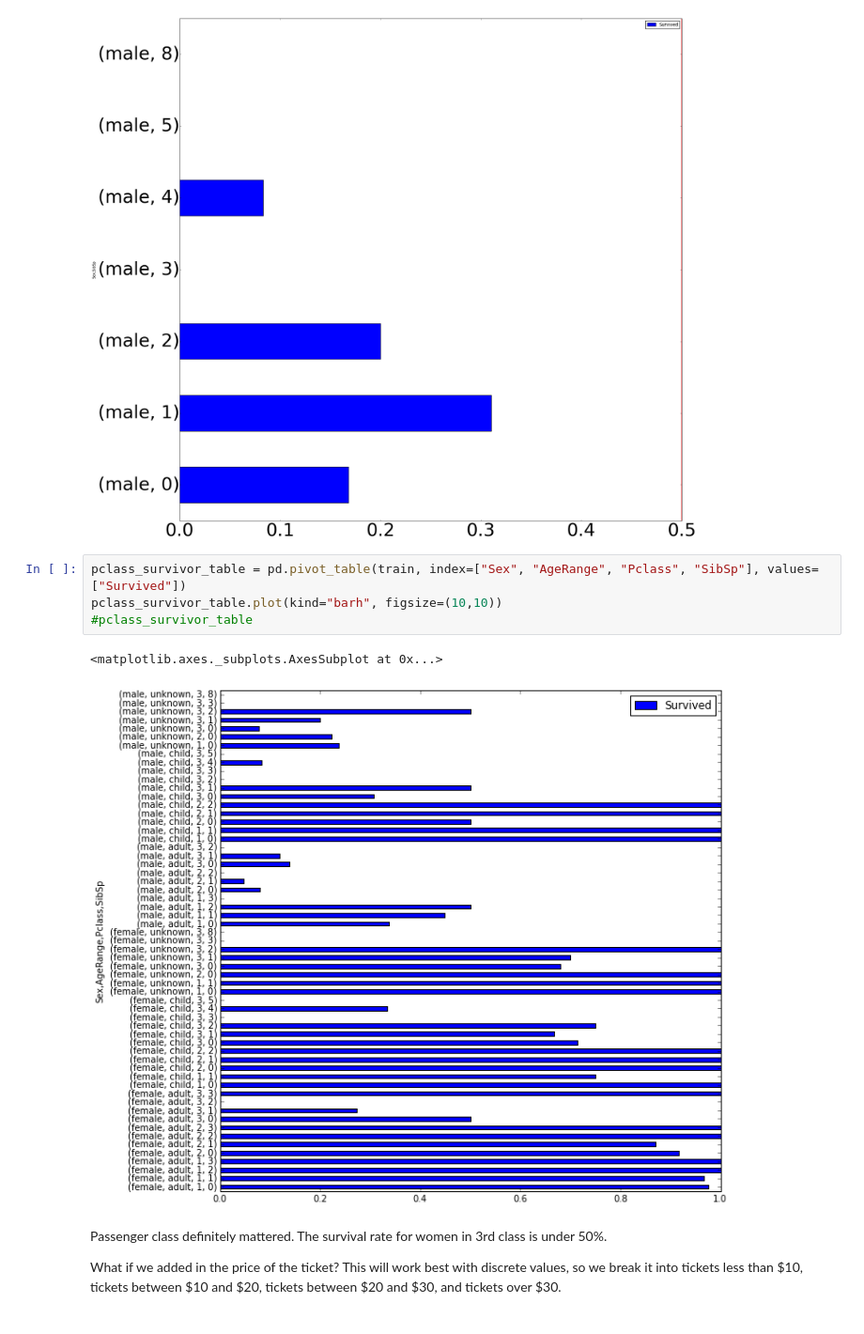
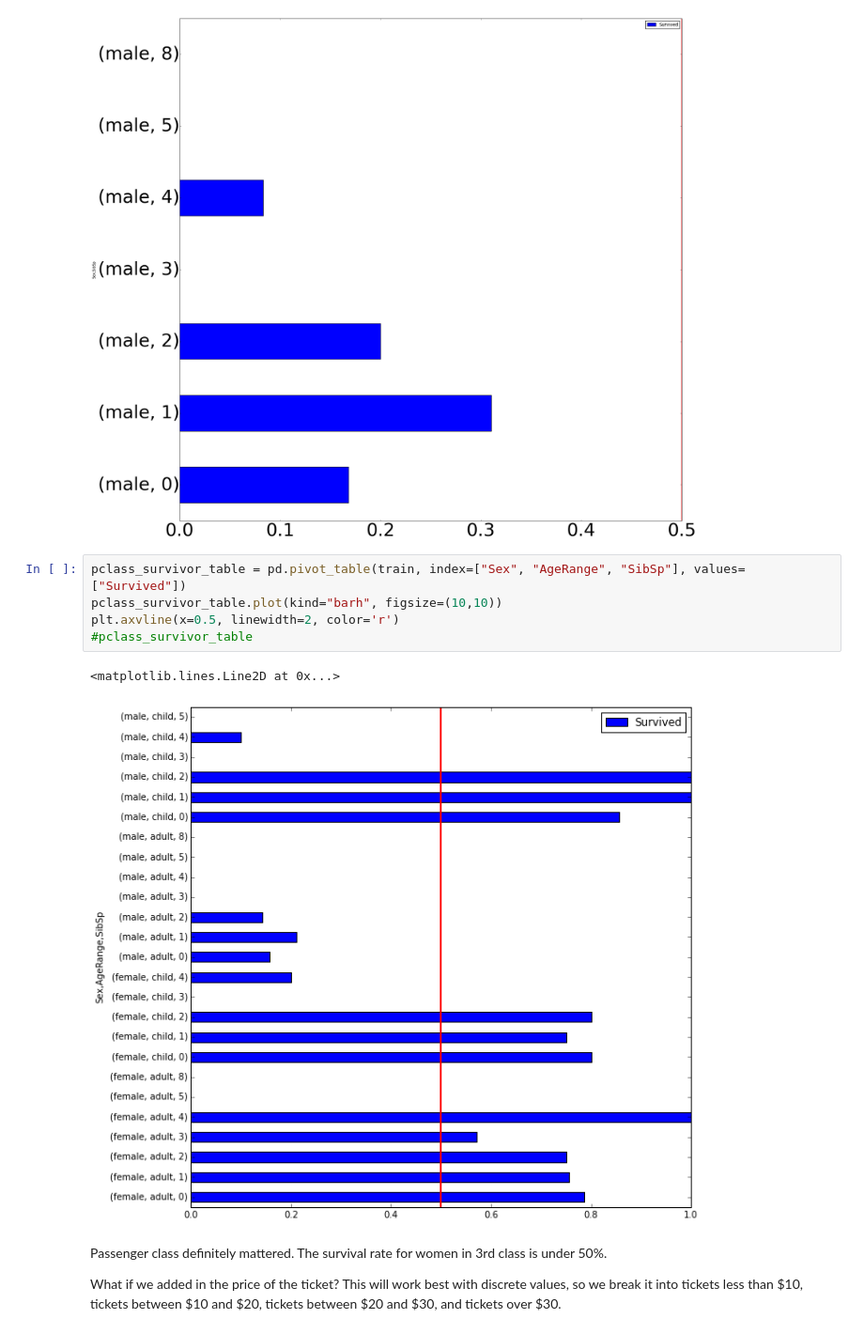
Before and after one commit to tiy-gvl-python/titanic, a Jupyter notebook: titanic_prediction.ipynb, the cells around one changed output. Shown at 94% size. Drawn from its saved outputs; the diff is of its cells as text.

```diff
--- a/titanic_prediction.ipynb
+++ b/titanic_prediction.ipynb
@@ -207,12 +207,13 @@ plt.axvline(x=0.5, linewidth=2, color='r')
 <matplotlib.lines.Line2D at 0x...>
 [figure]
 # %%
-pclass_survivor_table = pd.pivot_table(train, index=["Sex", "AgeRange", "Pclass", "SibSp"], values=["Survived"])
+pclass_survivor_table = pd.pivot_table(train, index=["Sex", "AgeRange", "SibSp"], values=["Survived"])
 pclass_survivor_table.plot(kind="barh", figsize=(10,10))
+plt.axvline(x=0.5, linewidth=2, color='r')
 #pclass_survivor_table
 # %% [output]
-<matplotlib.axes._subplots.AxesSubplot at 0x...>
+<matplotlib.lines.Line2D at 0x...>
-[figure, old version]
+[figure, new version]
 # %% [markdown]
 Passenger class definitely mattered. The survival rate for women in 3rd class is under 50%.
 
```
Also changed, not shown: parts of 5 cells of this notebook, 1 other file.
